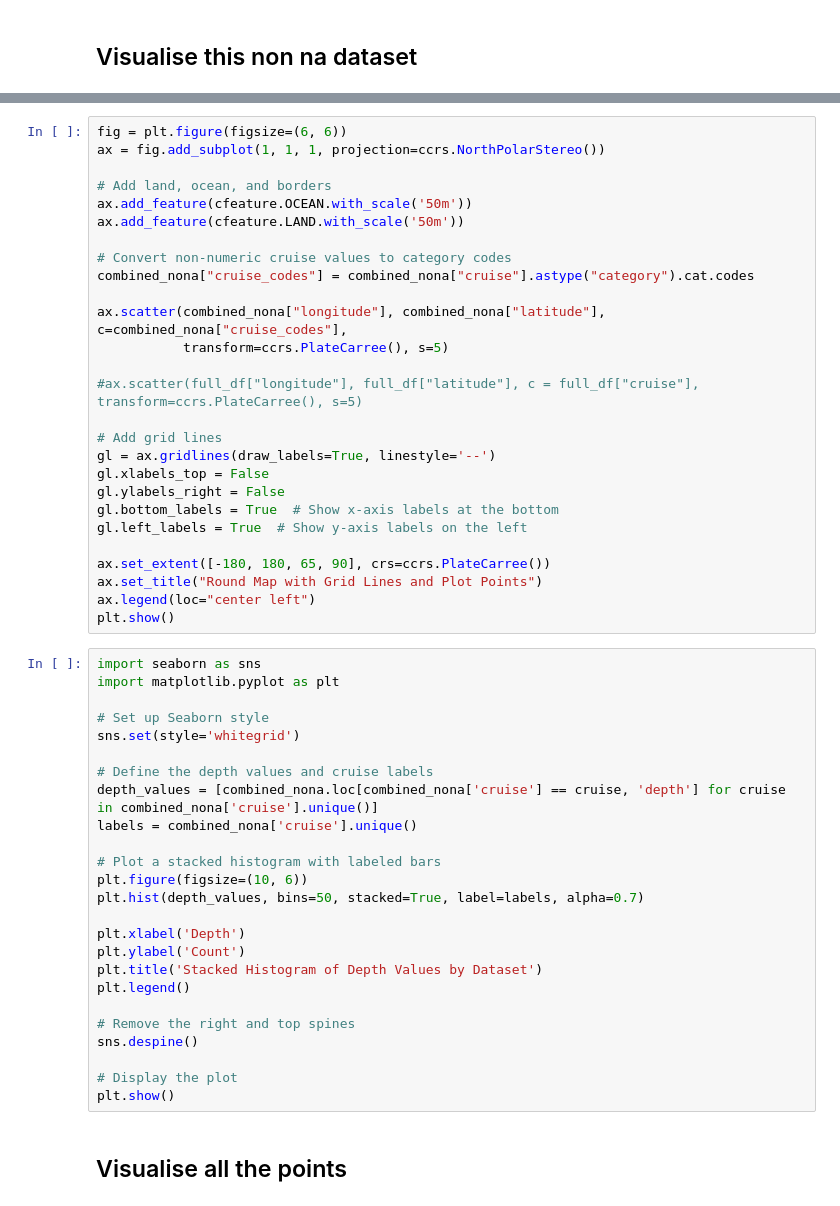
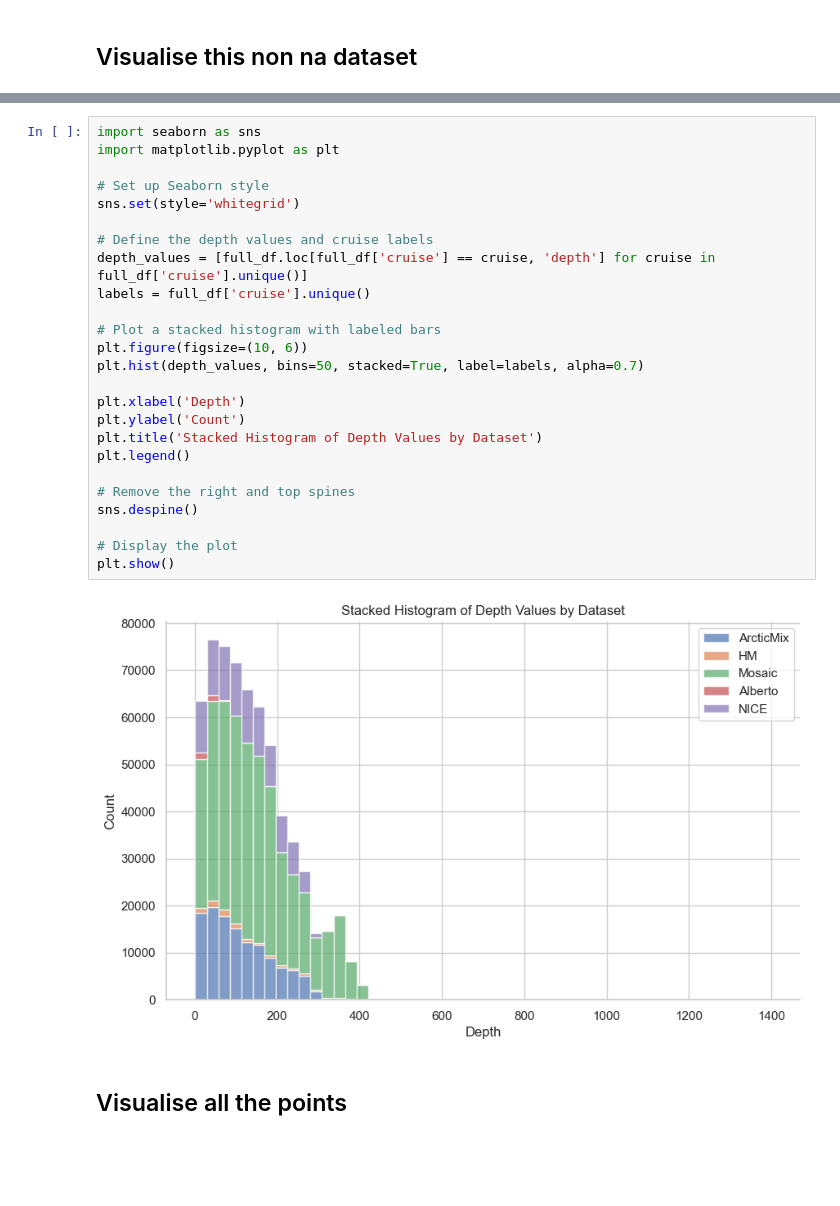
Before and after one commit to lisanneblok/ArcticTurbulence, a Jupyter notebook: data_exploration/load_ds.ipynb, the cells around one changed output, grey strips where cells are left out. Saved outputs shown, nothing was run; the diff lists cells and outputs as text; blank space fills up the shorter version.

Commit message:
converted changes into preprocessing steps

```diff
--- a/data_exploration/load_ds.ipynb
+++ b/data_exploration/load_ds.ipynb
@@ -190,55 +174,30 @@ plt.show()
-# %%
-fig = plt.figure(figsize=(6, 6))
-ax = fig.add_subplot(1, 1, 1, projection=ccrs.NorthPolarStereo())
-
-# Add land, ocean, and borders
-ax.add_feature(cfeature.OCEAN.with_scale('50m'))
-ax.add_feature(cfeature.LAND.with_scale('50m'))
-
-# Convert non-numeric cruise values to category codes
-combined_nona["cruise_codes"] = combined_nona["cruise"].astype("category").cat.codes
-
-ax.scatter(combined_nona["longitude"], combined_nona["latitude"], c=combined_nona["cruise_codes"],
-           transform=ccrs.PlateCarree(), s=5)
-
-#ax.scatter(full_df["longitude"], full_df["latitude"], c = full_df["cruise"], transform=ccrs.PlateCarree(), s=5)
-
-# Add grid lines
-gl = ax.gridlines(draw_labels=True, linestyle='--')
-gl.xlabels_top = False
-gl.ylabels_right = False
-gl.bottom_labels = True  # Show x-axis labels at the bottom
-gl.left_labels = True  # Show y-axis labels on the left
-
-ax.set_extent([-180, 180, 65, 90], crs=ccrs.PlateCarree())
-ax.set_title("Round Map with Grid Lines and Plot Points")
-ax.legend(loc="center left")
-plt.show()
 # %%
 import seaborn as sns
 import matplotlib.pyplot as plt
 
 # Set up Seaborn style
 sns.set(style='whitegrid')
 
 # Define the depth values and cruise labels
-depth_values = [combined_nona.loc[combined_nona['cruise'] == cruise, 'depth'] for cruise in combined_nona['cruise'].unique()]
-labels = combined_nona['cruise'].unique()
+depth_values = [full_df.loc[full_df['cruise'] == cruise, 'depth'] for cruise in full_df['cruise'].unique()]
+labels = full_df['cruise'].unique()
 
 # Plot a stacked histogram with labeled bars
 plt.figure(figsize=(10, 6))
 plt.hist(depth_values, bins=50, stacked=True, label=labels, alpha=0.7)
 
 plt.xlabel('Depth')
 plt.ylabel('Count')
 plt.title('Stacked Histogram of Depth Values by Dataset')
 plt.legend()
 
 # Remove the right and top spines
 sns.despine()
 
 # Display the plot
 plt.show()
+# %% [output]
+[figure, added]
 # %% [markdown]
 ## Visualise all the points
 # %%
```
Also changed, not shown: parts of 18 cells of this notebook.
